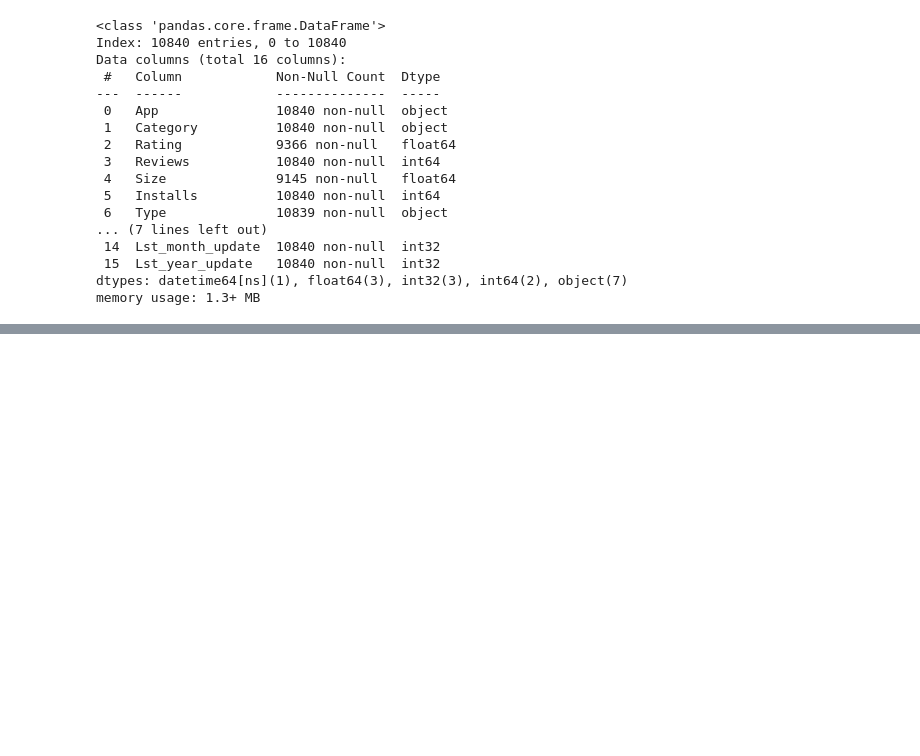
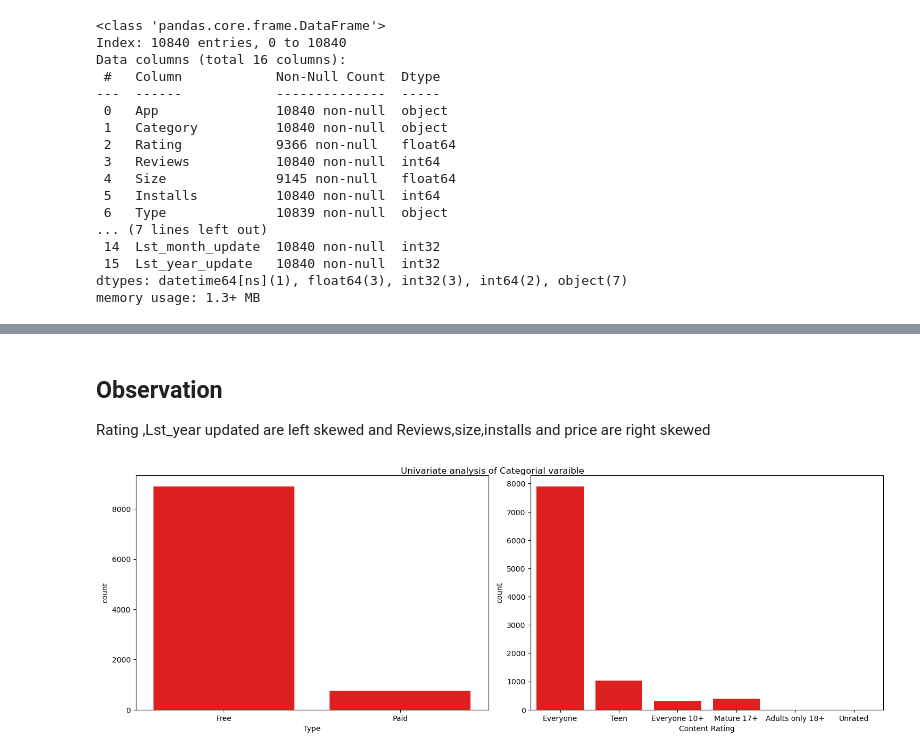
Before and after one commit to therai0/100-days-, a Jupyter notebook: day_49/eda_google.ipynb, the cells around one changed output, grey strips where cells are left out. Drawn from its saved outputs; the diff is of its cells as text; code cells hidden in the pictures; blank space fills up the shorter version.

```diff
--- a/day_49/eda_google.ipynb
+++ b/day_49/eda_google.ipynb
@@ -244,0 +331,16 @@ df_cp.head(1)
+# %% [markdown]
+## Observation
+Rating ,Lst_year updated are left skewed and Reviews,size,installs and price are right skewed
+# %%
+# For categorial varaible
+import matplotlib.pyplot as plt
+plt.figure(figsize=(15,15))
+plt.suptitle("Univariate analysis of Categorial varaible")
+category = ['Type', 'Content Rating']
+for i in range(0,len(category)):
+   plt.subplot(3,2,i+1)
+   sns.countplot(x=df_cp[category[i]],fill=True,color='r')
+   plt.xlabel(category[i])
+   plt.tight_layout()
+# %% [output]
+[figure, added]
```
Also changed, not shown: parts of 11 cells of this notebook, 1 other file.
